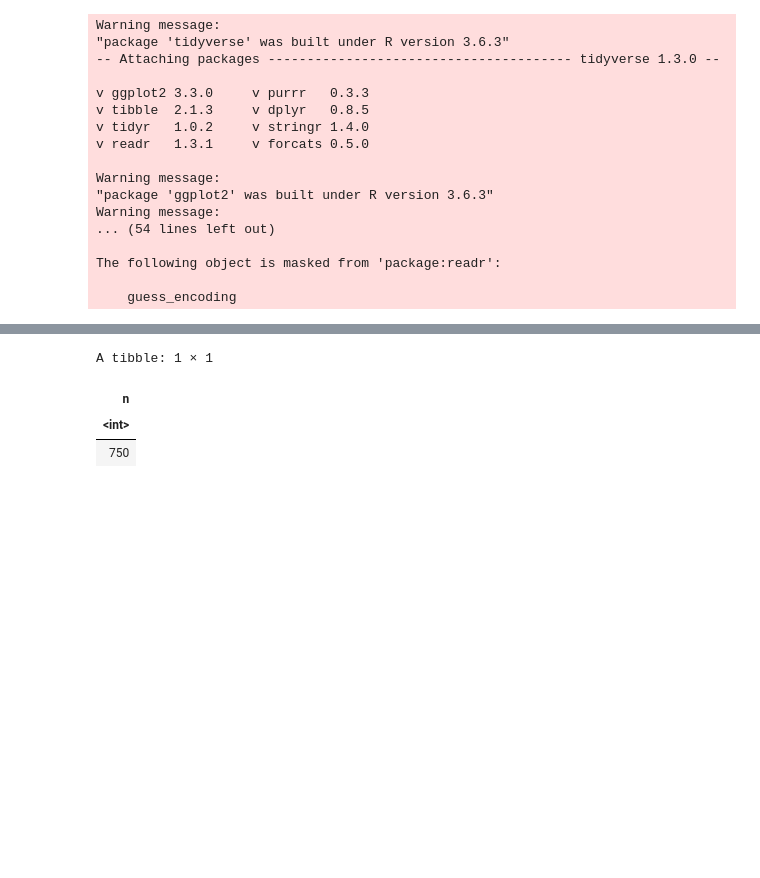
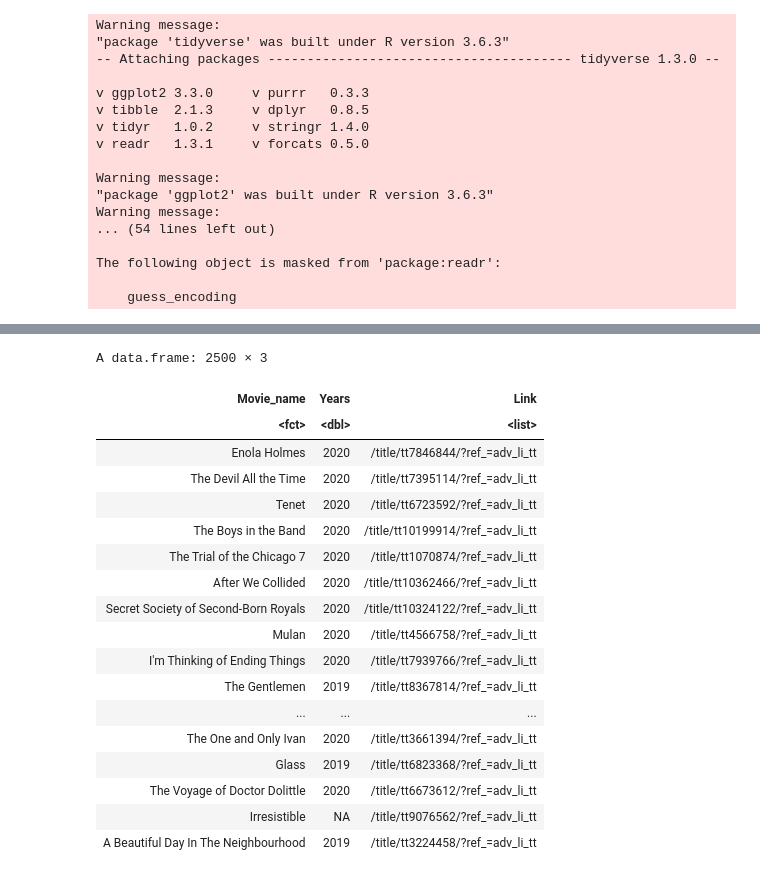
Before and after one commit to prasoons/ProjectDW, a Jupyter notebook: Getting_all_IMDB_data.ipynb, the cells around one changed output, grey strips where cells are left out. Saved outputs shown, nothing was run; the diff lists cells and outputs as text; code cells hidden in the pictures; blank space fills up the shorter version.

```diff
--- a/Getting_all_IMDB_data.ipynb
+++ b/Getting_all_IMDB_data.ipynb
@@ -261,7 +99,22 @@ Warning message in .f(.x[[i]], ...):
-# %%
-count(imdb_feature_films)
-# %% [output]
-A tibble: 1 × 1
-| n |
-| <int> |
-| 750 |
+# %%
+imdb_feature_films
+# %% [output]
+A data.frame: 2500 × 3
+| Movie_name | Years | Link |
+| <fct> | <dbl> | <list> |
+| Enola Holmes | 2020 | /title/tt7846844/?ref_=adv_li_tt |
+| The Devil All the Time | 2020 | /title/tt7395114/?ref_=adv_li_tt |
+| Tenet | 2020 | /title/tt6723592/?ref_=adv_li_tt |
+| The Boys in the Band | 2020 | /title/tt10199914/?ref_=adv_li_tt |
+| The Trial of the Chicago 7 | 2020 | /title/tt1070874/?ref_=adv_li_tt |
+| After We Collided | 2020 | /title/tt10362466/?ref_=adv_li_tt |
+| Secret Society of Second-Born Royals | 2020 | /title/tt10324122/?ref_=adv_li_tt |
+| Mulan | 2020 | /title/tt4566758/?ref_=adv_li_tt |
+| I'm Thinking of Ending Things | 2020 | /title/tt7939766/?ref_=adv_li_tt |
+| The Gentlemen | 2019 | /title/tt8367814/?ref_=adv_li_tt |
+| ... | ... | ... |
+| The One and Only Ivan | 2020 | /title/tt3661394/?ref_=adv_li_tt |
+| Glass | 2019 | /title/tt6823368/?ref_=adv_li_tt |
+| The Voyage of Doctor Dolittle | 2020 | /title/tt6673612/?ref_=adv_li_tt |
+| Irresistible | NA | /title/tt9076562/?ref_=adv_li_tt |
+| A Beautiful Day In The Neighbourhood | 2019 | /title/tt3224458/?ref_=adv_li_tt |
```
Also changed, not shown: parts of 15 cells of this notebook.
